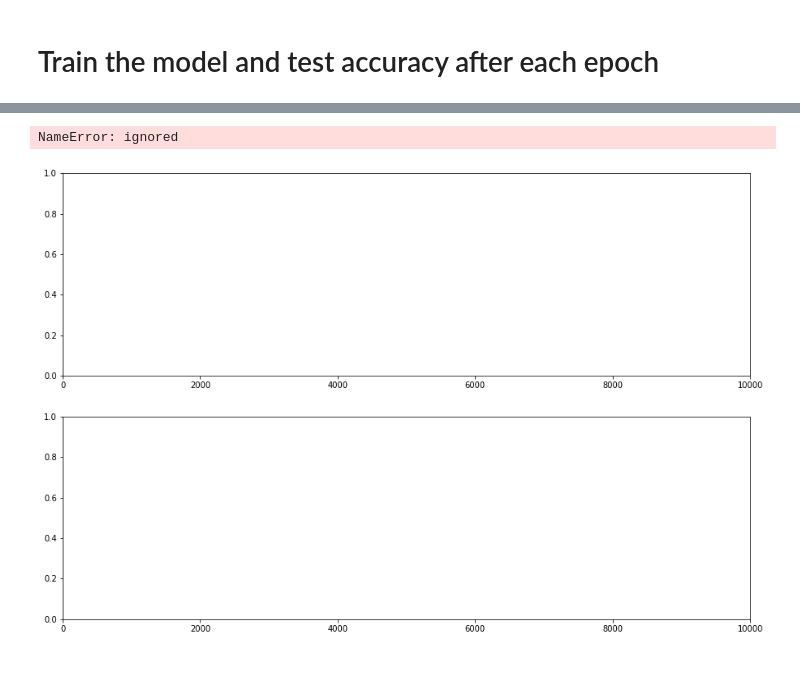
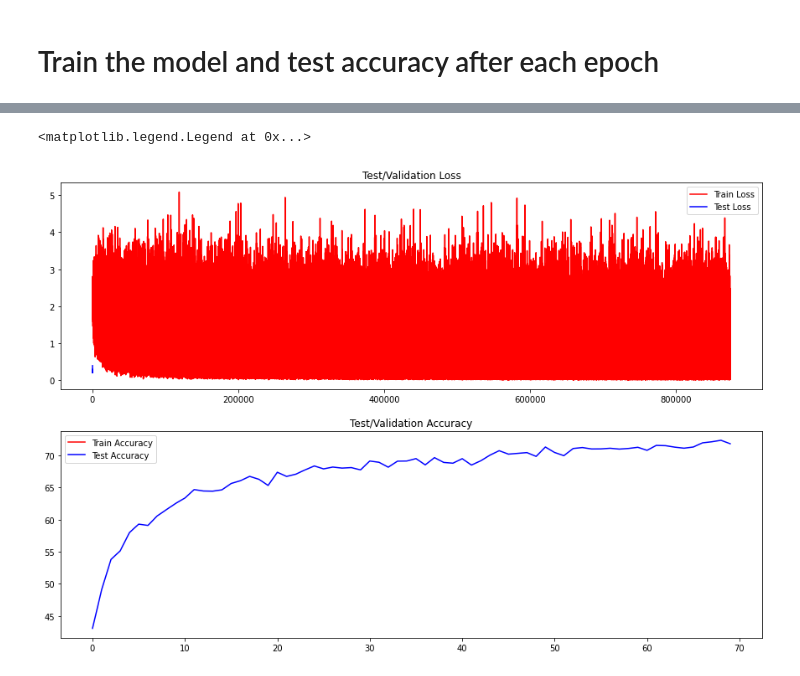
Before and after one commit to ShriramGithub7/5_ModelForCIFAR10, a Jupyter notebook: main.ipynb, the cells around one changed output, grey strips where cells are left out. Cells and saved outputs as stored; diff of their text form; code cells hidden in the pictures.

```diff
--- a/main.ipynb
+++ b/main.ipynb
@@ -231,21 +229,19 @@ Test set: Average loss: 0.2094, Accuracy: 7113/10000 (71.13%)
 # %%
 %matplotlib inline
 import matplotlib.pyplot as plt
 
 fig, axs = plt.subplots(2,1,figsize=(15,10))
-axs[0].set_xlim([0, 10000])
-axs[1].set_xlim([0, 10000])
 
 axs[0].plot(train_losses, color='red', label='Train Loss')
 axs[0].plot(test_losses, color='blue', label='Test Loss')
 axs[0].set_title("Test/Validation Loss")
 axs[0].legend()
 
 axs[1].plot(train_acc[100:], color='red', label='Train Accuracy')
 axs[1].plot(test_acc, color='blue', label='Test Accuracy')
 
 axs[1].set_title("Test/Validation Accuracy")
 axs[1].legend()
 # %% [output]
-NameError: ignored
+<matplotlib.legend.Legend at 0x...>
-[figure, old version]
+[figure, new version]
```
Also changed, not shown: parts of 3 cells of this notebook.
